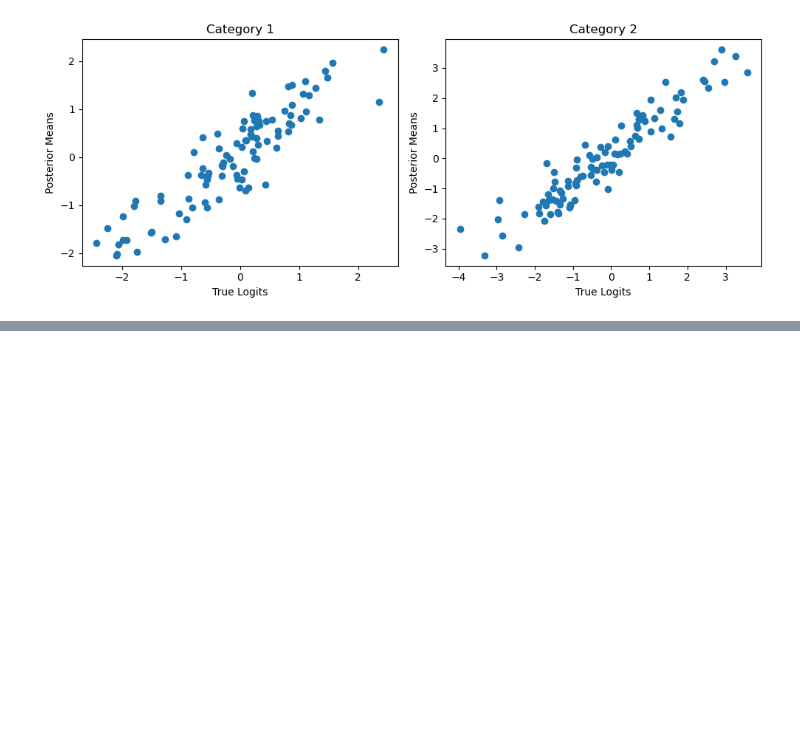
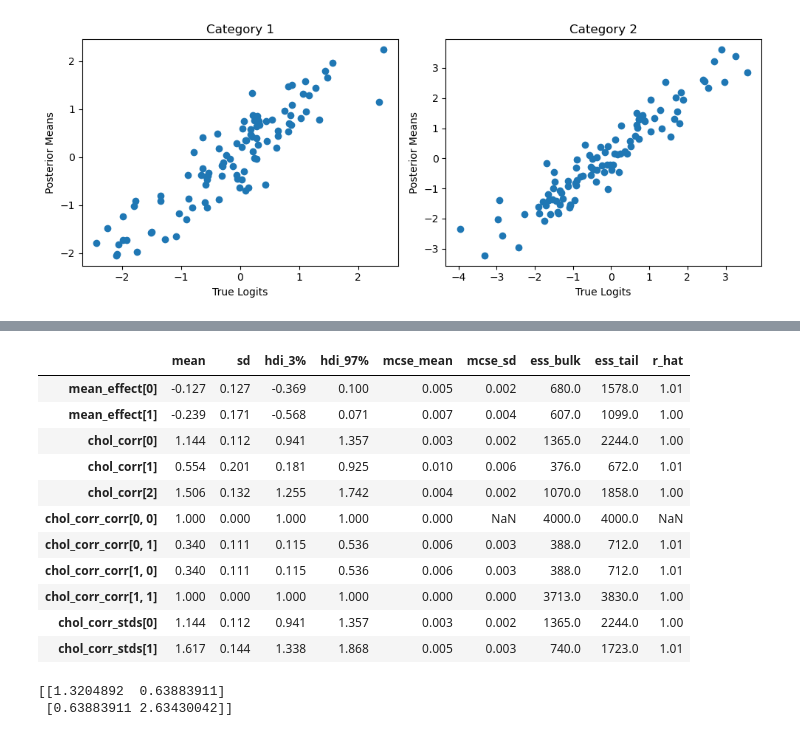
Before and after one commit to DrEntropy/multinom, a Jupyter notebook: random_effects_mn.ipynb, the cells around one changed output, grey strips where cells are left out. Cells and saved outputs as stored; diff of their text form; code cells hidden in the pictures; blank space fills up the shorter version.

```diff
--- a/random_effects_mn.ipynb
+++ b/random_effects_mn.ipynb
@@ -238,0 +254,12 @@ plt.show()
+# %%
+agg_df = (
+    simulated_df[["group_id","cat"]]
+        .groupby(["group_id","cat"])
+        .size()
+        .reset_index()
+        .pivot(index = "group_id", columns = "cat", values = 0)
+        .fillna(0)
+        .assign(total = lambda x:x.cat_0+ x.cat_1 + x.cat_2)
+        .reset_index() # pandas please
+
+).astype(int)
@@ -238,0 +335,26 @@ plt.show()
+# %%
+az.summary(trace, var_names = ["~z","~group_effects"])
+# %% [output]
+|  | mean | sd | hdi_3% | hdi_97% | mcse_mean | mcse_sd | ess_bulk | ess_tail | r_hat |
+| mean_effect[0] | -0.127 | 0.127 | -0.369 | 0.100 | 0.005 | 0.002 | 680.0 | 1578.0 | 1.01 |
+| mean_effect[1] | -0.239 | 0.171 | -0.568 | 0.071 | 0.007 | 0.004 | 607.0 | 1099.0 | 1.00 |
+| chol_corr[0] | 1.144 | 0.112 | 0.941 | 1.357 | 0.003 | 0.002 | 1365.0 | 2244.0 | 1.00 |
+| chol_corr[1] | 0.554 | 0.201 | 0.181 | 0.925 | 0.010 | 0.006 | 376.0 | 672.0 | 1.01 |
+| chol_corr[2] | 1.506 | 0.132 | 1.255 | 1.742 | 0.004 | 0.002 | 1070.0 | 1858.0 | 1.00 |
+| chol_corr_corr[0, 0] | 1.000 | 0.000 | 1.000 | 1.000 | 0.000 | NaN | 4000.0 | 4000.0 | NaN |
+| chol_corr_corr[0, 1] | 0.340 | 0.111 | 0.115 | 0.536 | 0.006 | 0.003 | 388.0 | 712.0 | 1.01 |
+| chol_corr_corr[1, 0] | 0.340 | 0.111 | 0.115 | 0.536 | 0.006 | 0.003 | 388.0 | 712.0 | 1.01 |
+| chol_corr_corr[1, 1] | 1.000 | 0.000 | 1.000 | 1.000 | 0.000 | 0.000 | 3713.0 | 3830.0 | 1.00 |
+| chol_corr_stds[0] | 1.144 | 0.112 | 0.941 | 1.357 | 0.003 | 0.002 | 1365.0 | 2244.0 | 1.00 |
+| chol_corr_stds[1] | 1.617 | 0.144 | 1.338 | 1.868 | 0.005 | 0.003 | 740.0 | 1723.0 | 1.01 |
+# %%
+dat = az.extract(trace, group = 'posterior', var_names = ["chol_corr_corr","chol_corr_stds"], combined = True)
+corr = dat["chol_corr_corr"].values
+stds = dat["chol_corr_stds"].values[:,None,:]
+covariances =  corr * stds * stds.transpose(1, 0, 2)
+mean_covariance = np.mean(covariances, axis=2)
+
+print(mean_covariance)
+# %% [output]
+[[1.3204892  0.63883911]
+ [0.63883911 2.63430042]]
```
Also changed, not shown: parts of 15 cells of this notebook, 1 other file.
